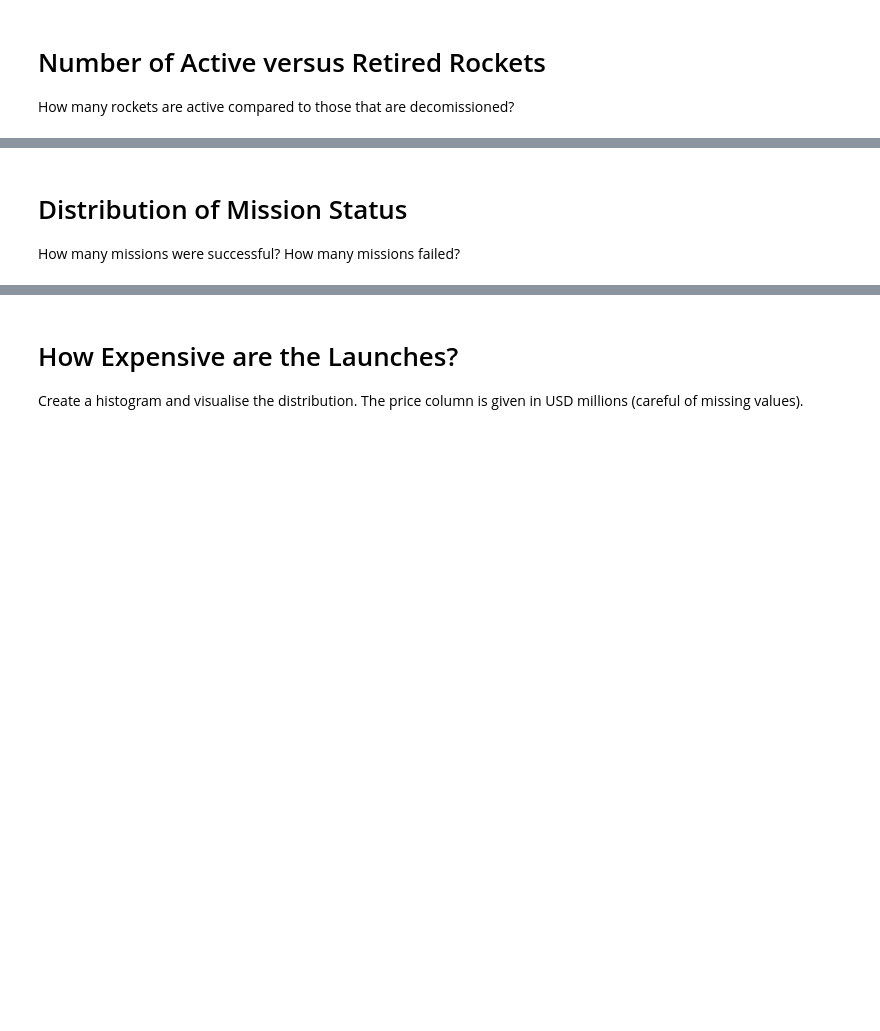
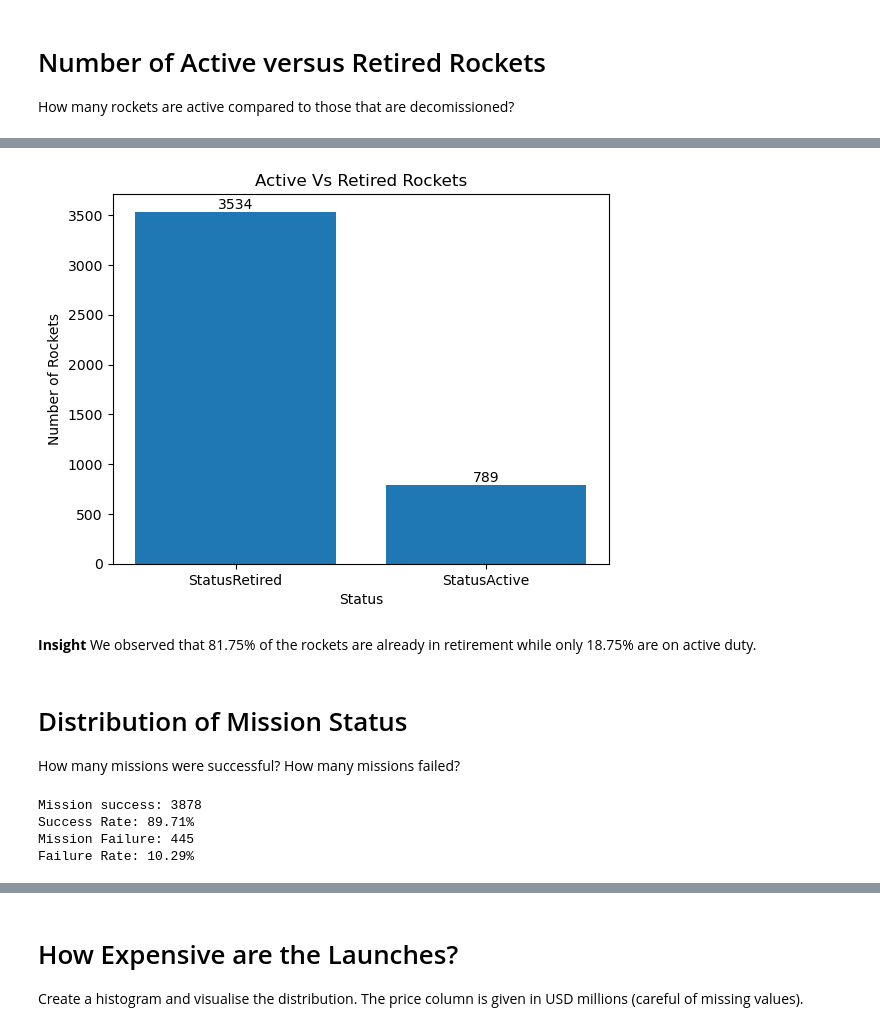
Before and after one commit to Toya-33/Data-Project-Python, a Jupyter notebook: Space Missions/Space_Missions_Analysis_(start).ipynb, the cells around one changed output, grey strips where cells are left out. Cells and saved outputs as stored; diff of their text form; code cells hidden in the pictures; blank space fills up the shorter version.

Commit message:
Update Dr Semmelweis Analysis and Space Missions

```diff
--- a/Space Missions/Space_Missions_Analysis_(start).ipynb
+++ b/Space Missions/Space_Missions_Analysis_(start).ipynb
@@ -70,5 +223,28 @@ How many rockets are active compared to those that are decomissioned?
+# %%
+plt.title("Active Vs Retired Rockets")
+plt.xlabel("Status")
+plt.ylabel("Number of Rockets")
+bar = plt.bar(rocket_status.index, rocket_status.values)
+plt.bar_label(bar, rocket_status.values)
+plt.show()
+# %% [output]
+[figure, added]
+# %% [markdown]
+**Insight** We observed that 81.75% of the rockets are already in retirement while only 18.75% are on active duty.
 # %% [markdown]
 # Distribution of Mission Status
 
 How many missions were successful?
 How many missions failed?
+# %%
+mission_status = cleaned_data.Mission_Status.value_counts()
+success_rate = (mission_status.Success/mission_status.values.sum())*100
+total_failure = mission_status.Failure + mission_status['Partial Failure'] + mission_status['Prelaunch Failure']
+failure_rate = (total_failure/mission_status.values.sum())*100
+print(f"Mission success: {mission_status.Success}\nSuccess Rate: {success_rate:.4}%")
+print(f"Mission Failure: {total_failure}\nFailure Rate: {failure_rate:.4}%")
+# %% [output]
+Mission success: 3878
+Success Rate: 89.71%
+Mission Failure: 445
+Failure Rate: 10.29%
```
Also changed, not shown: parts of 47 cells of this notebook.
